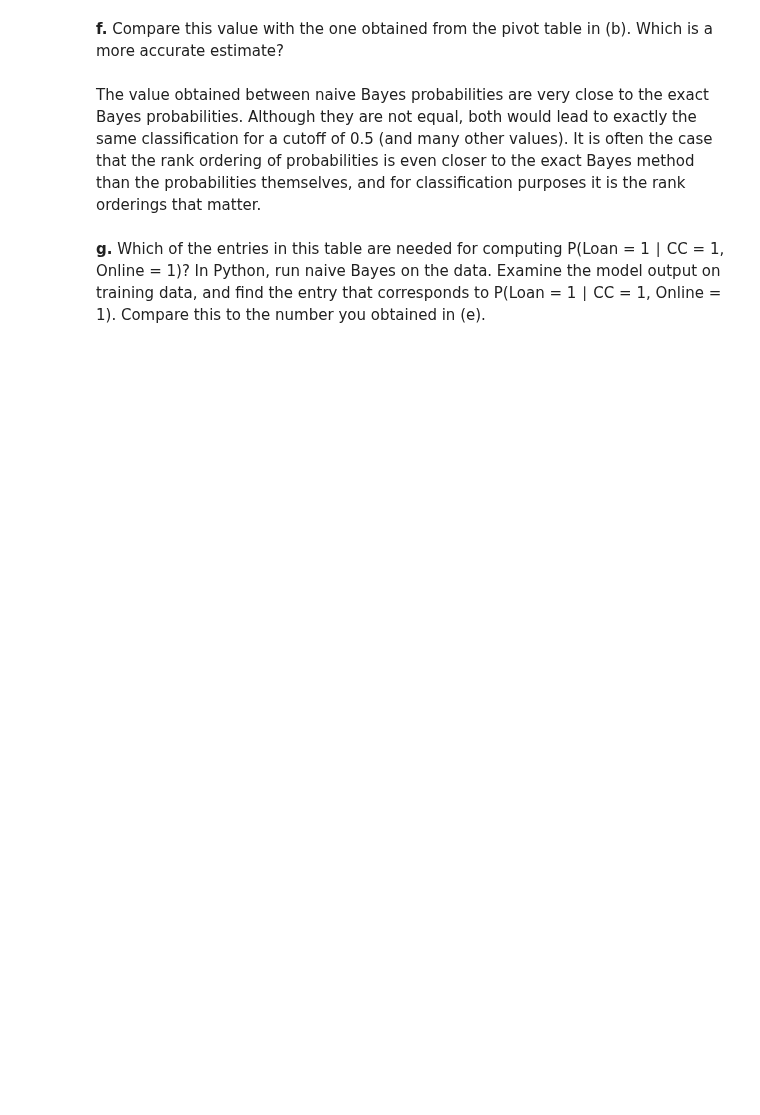
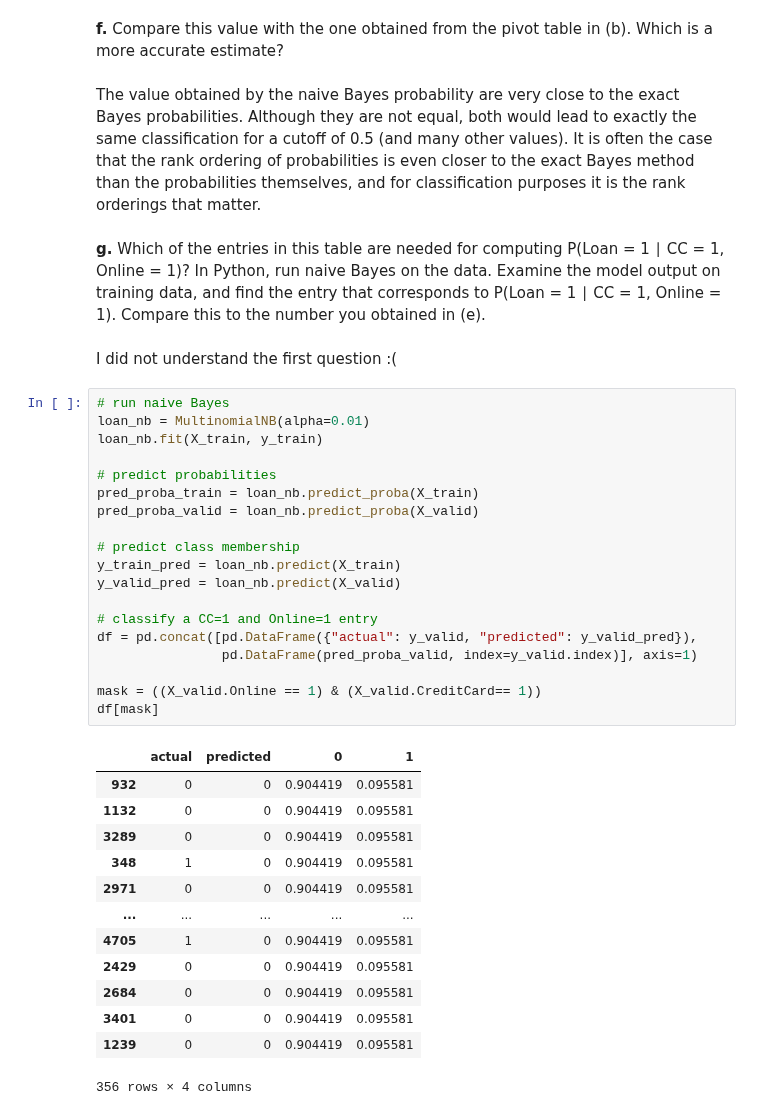
Before and after one commit to jeantardelli/data-mining-for-business-analytics, a Jupyter notebook: problems/chapter08_the_naive_bayes_classifier.ipynb, the cells around one changed output. Cells and saved outputs as stored; diff of their text form; blank space fills up the shorter version.

```diff
--- a/problems/chapter08_the_naive_bayes_classifier.ipynb
+++ b/problems/chapter08_the_naive_bayes_classifier.ipynb
@@ -153,6 +156,41 @@ The naive Bayes probability for this case is given by:
 # %% [markdown]
 **f.** Compare this value with the one obtained from the pivot table in (b). Which is a more accurate estimate?
 # %% [markdown]
-The value obtained between naive Bayes probabilities are very close to the exact Bayes probabilities. Although they are not equal, both would lead to exactly the same classification for a cutoff of 0.5 (and many other values). It is often the case that the rank ordering of probabilities is even closer to the exact Bayes method than the probabilities themselves, and for classification purposes it is the rank orderings that matter.
+The value obtained by the naive Bayes probability are very close to the exact Bayes probabilities. Although they are not equal, both would lead to exactly the same classification for a cutoff of 0.5 (and many other values). It is often the case that the rank ordering of probabilities is even closer to the exact Bayes method than the probabilities themselves, and for classification purposes it is the rank orderings that matter.
 # %% [markdown]
 **g.** Which of the entries in this table are needed for computing P(Loan = 1 ∣ CC = 1, Online = 1)? In Python, run naive Bayes on the data. Examine the model output on training data, and find the entry that corresponds to P(Loan = 1 ∣ CC = 1, Online = 1). Compare this to the number you obtained in (e).
+# %% [markdown]
+I did not understand the first question :(
+# %%
+# run naive Bayes
+loan_nb = MultinomialNB(alpha=0.01)
+loan_nb.fit(X_train, y_train)
+
+# predict probabilities
+pred_proba_train = loan_nb.predict_proba(X_train)
+pred_proba_valid = loan_nb.predict_proba(X_valid)
+
+# predict class membership
+y_train_pred = loan_nb.predict(X_train)
+y_valid_pred = loan_nb.predict(X_valid)
+
+# classify a CC=1 and Online=1 entry
+df = pd.concat([pd.DataFrame({"actual": y_valid, "predicted": y_valid_pred}),
+                pd.DataFrame(pred_proba_valid, index=y_valid.index)], axis=1)
+
+mask = ((X_valid.Online == 1) & (X_valid.CreditCard== 1))
+df[mask]
+# %% [output]
+|  | actual | predicted | 0 | 1 |
+| 932 | 0 | 0 | 0.904419 | 0.095581 |
+| 1132 | 0 | 0 | 0.904419 | 0.095581 |
+| 3289 | 0 | 0 | 0.904419 | 0.095581 |
+| 348 | 1 | 0 | 0.904419 | 0.095581 |
+| 2971 | 0 | 0 | 0.904419 | 0.095581 |
+| ... | ... | ... | ... | ... |
+| 4705 | 1 | 0 | 0.904419 | 0.095581 |
+| 2429 | 0 | 0 | 0.904419 | 0.095581 |
+| 2684 | 0 | 0 | 0.904419 | 0.095581 |
+| 3401 | 0 | 0 | 0.904419 | 0.095581 |
+| 1239 | 0 | 0 | 0.904419 | 0.095581 |
+356 rows × 4 columns
```
Also changed, not shown: parts of 17 cells of this notebook, 2 other files.
